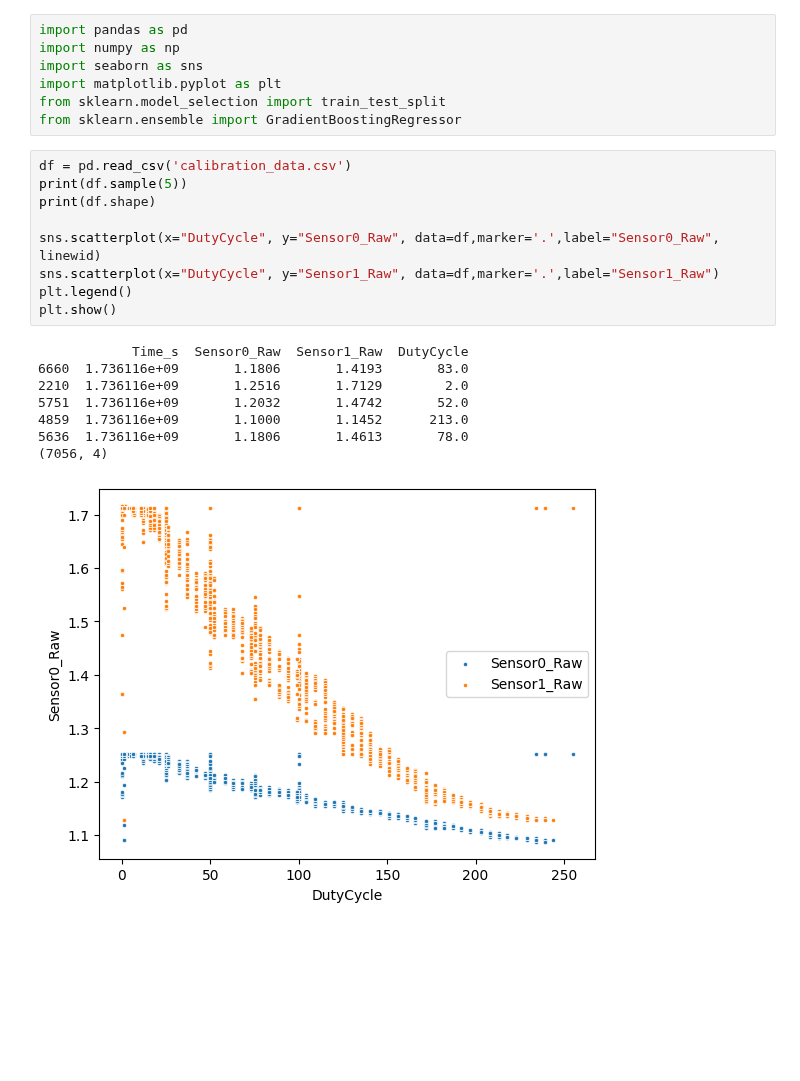
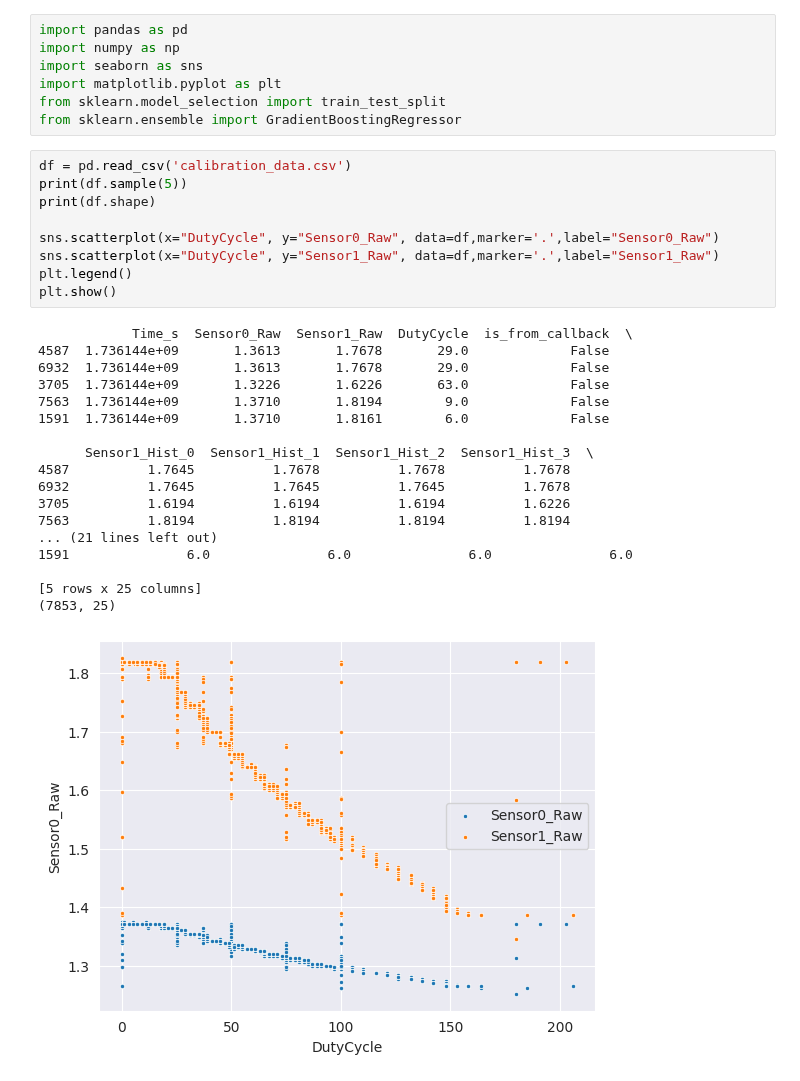
Before and after one commit to rcompton/ryancompton.net, a Jupyter notebook: assets/magnet/regression_fun.ipynb, the cells around one changed output. Saved outputs shown, nothing was run; the diff lists cells and outputs as text; blank space fills up the shorter version.

```diff
--- a/assets/magnet/regression_fun.ipynb
+++ b/assets/magnet/regression_fun.ipynb
@@ -8,21 +8,31 @@ from sklearn.ensemble import GradientBoostingRegressor
 # %%
 df = pd.read_csv('calibration_data.csv')
 print(df.sample(5))
 print(df.shape)
 
-sns.scatterplot(x="DutyCycle", y="Sensor0_Raw", data=df,marker='.',label="Sensor0_Raw", linewid)
+sns.scatterplot(x="DutyCycle", y="Sensor0_Raw", data=df,marker='.',label="Sensor0_Raw")
 sns.scatterplot(x="DutyCycle", y="Sensor1_Raw", data=df,marker='.',label="Sensor1_Raw")
 plt.legend()
 plt.show()
 # %% [output]
-            Time_s  Sensor0_Raw  Sensor1_Raw  DutyCycle
-6660  1.736116e+09       1.1806       1.4193       83.0
-2210  1.736116e+09       1.2516       1.7129        2.0
-5751  1.736116e+09       1.2032       1.4742       52.0
-4859  1.736116e+09       1.1000       1.1452      213.0
-5636  1.736116e+09       1.1806       1.4613       78.0
-(7056, 4)
+            Time_s  Sensor0_Raw  Sensor1_Raw  DutyCycle  is_from_callback  \
+4587  1.736144e+09       1.3613       1.7678       29.0             False
+6932  1.736144e+09       1.3613       1.7678       29.0             False
+3705  1.736144e+09       1.3226       1.6226       63.0             False
+7563  1.736144e+09       1.3710       1.8194        9.0             False
+1591  1.736144e+09       1.3710       1.8161        6.0             False
+
+      Sensor1_Hist_0  Sensor1_Hist_1  Sensor1_Hist_2  Sensor1_Hist_3  \
+4587          1.7645          1.7678          1.7678          1.7678
+6932          1.7645          1.7645          1.7645          1.7678
+3705          1.6194          1.6194          1.6194          1.6226
+7563          1.8194          1.8194          1.8194          1.8194
+... (21 lines left out)
+1591               6.0               6.0               6.0               6.0
+
+[5 rows x 25 columns]
+(7853, 25)
-[figure, old version]
+[figure, new version]
 # %%
 X = np.array(df[['DutyCycle', 'Sensor1_Raw']])
 y = np.array(df['Sensor0_Raw']) # magnet and permanent magnet
```
Also changed, not shown: parts of 4 cells of this notebook, 2 other files.
